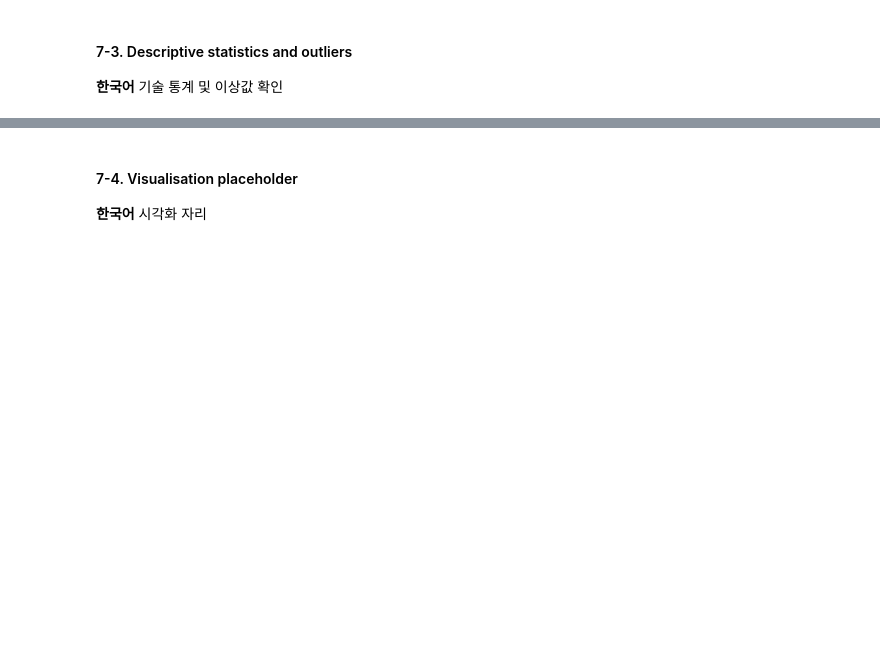
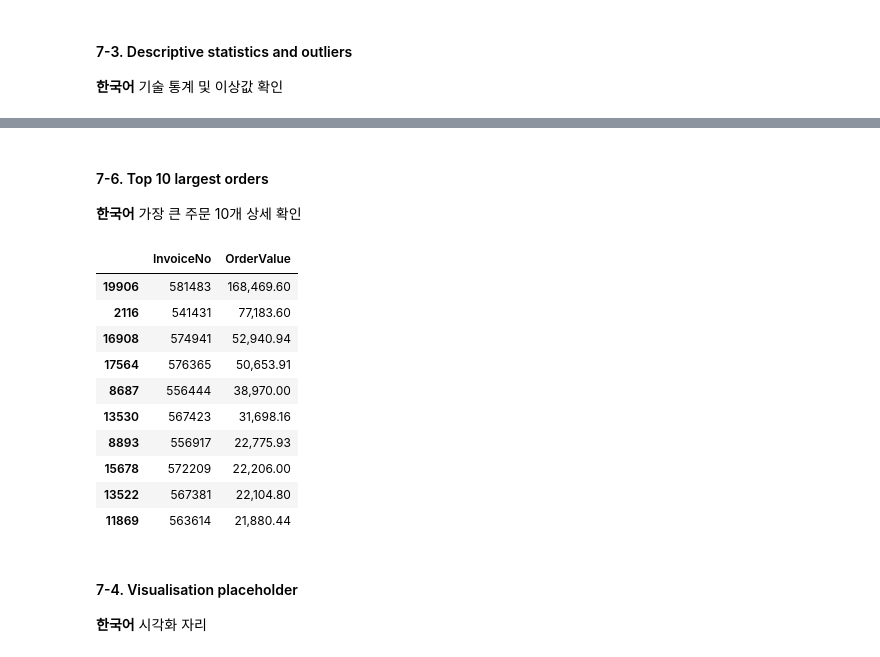
Before and after one commit to BookiChoi/BA-Portfolio, a Jupyter notebook: Projects/Cornerstone_Data_Pipeline/notebooks/business_eda.ipynb, the cells around one changed output, grey strips where cells are left out. Drawn from its saved outputs; the diff is of its cells as text; code cells hidden in the pictures; blank space fills up the shorter version.

```diff
--- a/Projects/Cornerstone_Data_Pipeline/notebooks/business_eda.ipynb
+++ b/Projects/Cornerstone_Data_Pipeline/notebooks/business_eda.ipynb
@@ -1527,3 +1670,26 @@ plt.show()
+# %% [markdown]
+#### 7-6. Top 10 largest orders
+**한국어** 가장 큰 주문 10개 상세 확인
+# %%
+# ==========================================================
+# 7-6. Top 10 largest orders + line-item detail
+# 최대 주문 10개 및 상세 내역
+# ==========================================================
+
+top10_orders = order_value.nlargest(10, "OrderValue")
+display(top10_orders)
+# %% [output]
+|  | InvoiceNo | OrderValue |
+| 19906 | 581483 | 168,469.60 |
+| 2116 | 541431 | 77,183.60 |
+| 16908 | 574941 | 52,940.94 |
+| 17564 | 576365 | 50,653.91 |
+| 8687 | 556444 | 38,970.00 |
+| 13530 | 567423 | 31,698.16 |
+| 8893 | 556917 | 22,775.93 |
+| 15678 | 572209 | 22,206.00 |
+| 13522 | 567381 | 22,104.80 |
+| 11869 | 563614 | 21,880.44 |
 # %% [markdown]
 #### 7-4. Visualisation placeholder
 **한국어** 시각화 자리
```
Also changed, not shown: parts of 18 cells of this notebook.
